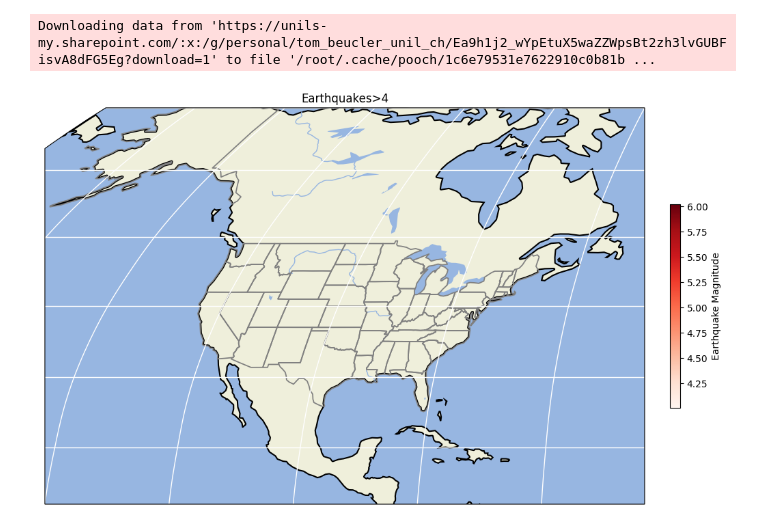
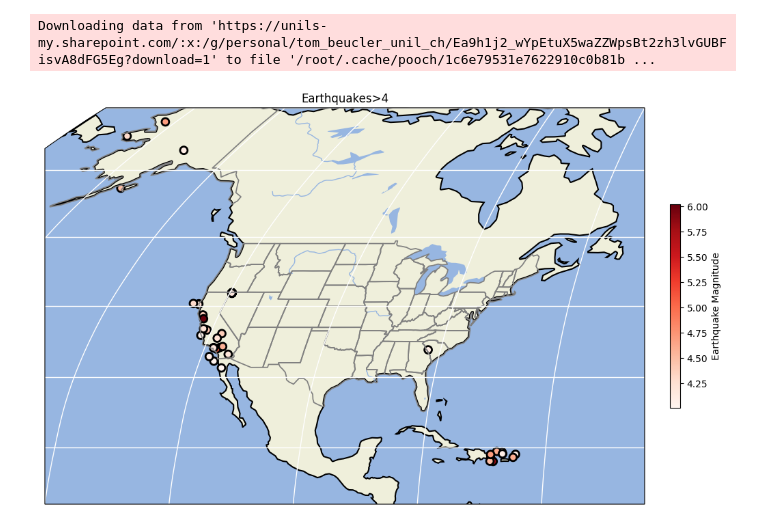
Before and after one commit to JoanneQuet/2023_Intro_Python, a Jupyter notebook: ML_EES/IP/W2_S2.ipynb, the cells around one changed output. Cells and saved outputs as stored; diff of their text form; code cells hidden in the pictures.

```diff
--- a/ML_EES/IP/W2_S2.ipynb
+++ b/ML_EES/IP/W2_S2.ipynb
@@ -283,28 +283,29 @@ usgs_2014_large = usgs_2014_nonan[usgs_2014_nonan['mag']>4]
 # %%
 fig,ax = plt.subplots(1,1,figsize=(12, 12),subplot_kw={'projection': ccrs.Robinson()})
 # The rest doesn't change:
 ax.set_extent([-140, -60, 12,70], ccrs.PlateCarree())
 
 ######################################################################################################################################################
 # Add Land, Ocean, Rivers, and State Lines
 # Hint: Land linewidth = 3; States: edgecolor='gray',linewidth=1.25; lakes/ocean/rivers: no change
 # Hint: https://matplotlib.org/stable/gallery/color/named_colors.html for the names of the colors available
 ######################################################################################################################################################
 ax.add_feature(cartopy.feature.LAND, edgecolor='black',linewidths=3)
 ax.add_feature(cartopy.feature.OCEAN)
 ax.add_feature(cartopy.feature.LAKES)
 ax.add_feature(cartopy.feature.RIVERS)
 ax.add_feature(cartopy.feature.STATES,edgecolor='gray',linewidth=1.25)
 ax.gridlines(lw=1,color='white')
 
 ######################################################################################################################################################
 # Add Scatter points for earthquake data
 # Hint: usgs_2014_large['longitude'] to access logitude data, usgs_2014_large['latitude'] to access latitude data, usgs_2014_large['mag'] to access Earthquake magnitudes
 # Hint: https://matplotlib.org/stable/gallery/color/named_colors.html for the names of the colors available
 ######################################################################################################################################################
-splot = ax.scatter(usgs_2014_large['latitude'],usgs_2014_large['longitude'],s=62,c=usgs_2014_large['mag'],marker='o',cmap='Reds',edgecolors='black',linewidths=2, transform=ccrs.PlateCarree())
+splot = ax.scatter(usgs_2014_large['longitude'],usgs_2014_large['latitude'],s=62,c=usgs_2014_large['mag'],marker='o',cmap='Reds',edgecolors='k',linewidths=2, transform=ccrs.PlateCarree())
+
 plt.colorbar(splot,ax=ax,fraction=0.016, pad=0.04,label='Earthquake Magnitude')
 ax.set_title('Earthquakes>4')
 plt.show()
 # %% [output]
-[figure, old version]
+[figure, new version]
```
